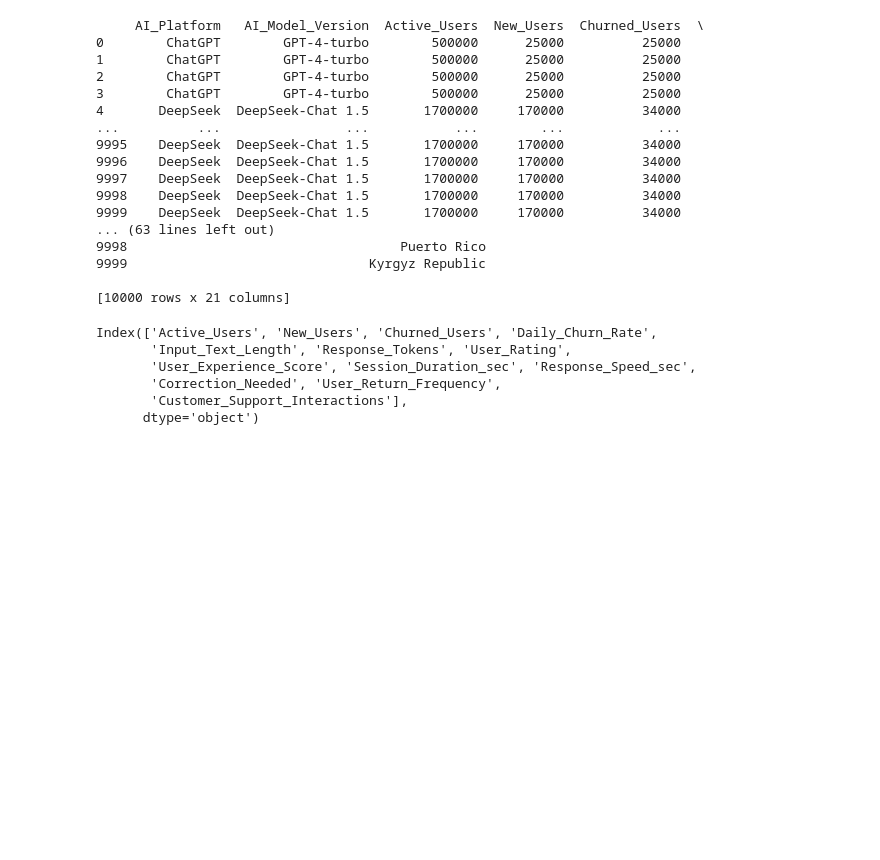
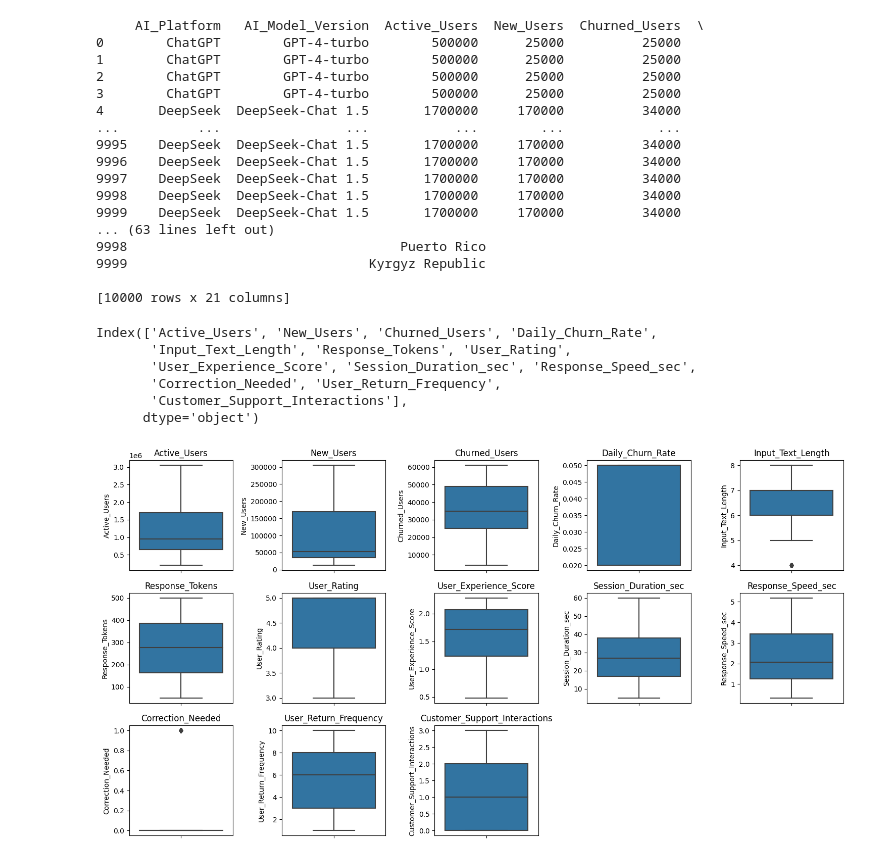
Before and after one commit to Lillian-muchoki/AI-TruthGuard-Bias, a Jupyter notebook: group-project-skies.ipynb, the cells around one changed output. Drawn from its saved outputs; the diff is of its cells as text; code cells hidden in the pictures; blank space fills up the shorter version.

```diff
--- a/group-project-skies.ipynb
+++ b/group-project-skies.ipynb
@@ -204,3 +204,23 @@ Index(['Active_Users', 'New_Users', 'Churned_Users', 'Daily_Churn_Rate',
        'Correction_Needed', 'User_Return_Frequency',
        'Customer_Support_Interactions'],
       dtype='object')
+# %%
+num_cols=['Active_Users', 'New_Users', 'Churned_Users', 'Daily_Churn_Rate',
+       'Input_Text_Length', 'Response_Tokens', 'User_Rating',
+       'User_Experience_Score', 'Session_Duration_sec', 'Response_Speed_sec',
+       'Correction_Needed', 'User_Return_Frequency',
+       'Customer_Support_Interactions']
+# %%
+import matplotlib.pyplot as plt
+import seaborn as sns
+
+#Plot box plot
+plt.figure(figsize=(15, 8))
+for i, col in enumerate(num_cols, 1):
+    plt.subplot(3, 5, i)
+    sns.boxplot(y=df_rel[col])
+    plt.title(col)
+plt.tight_layout()
+plt.show()
+# %% [output]
+[figure, added]
```
Also changed, not shown: parts of 4 cells of this notebook.
